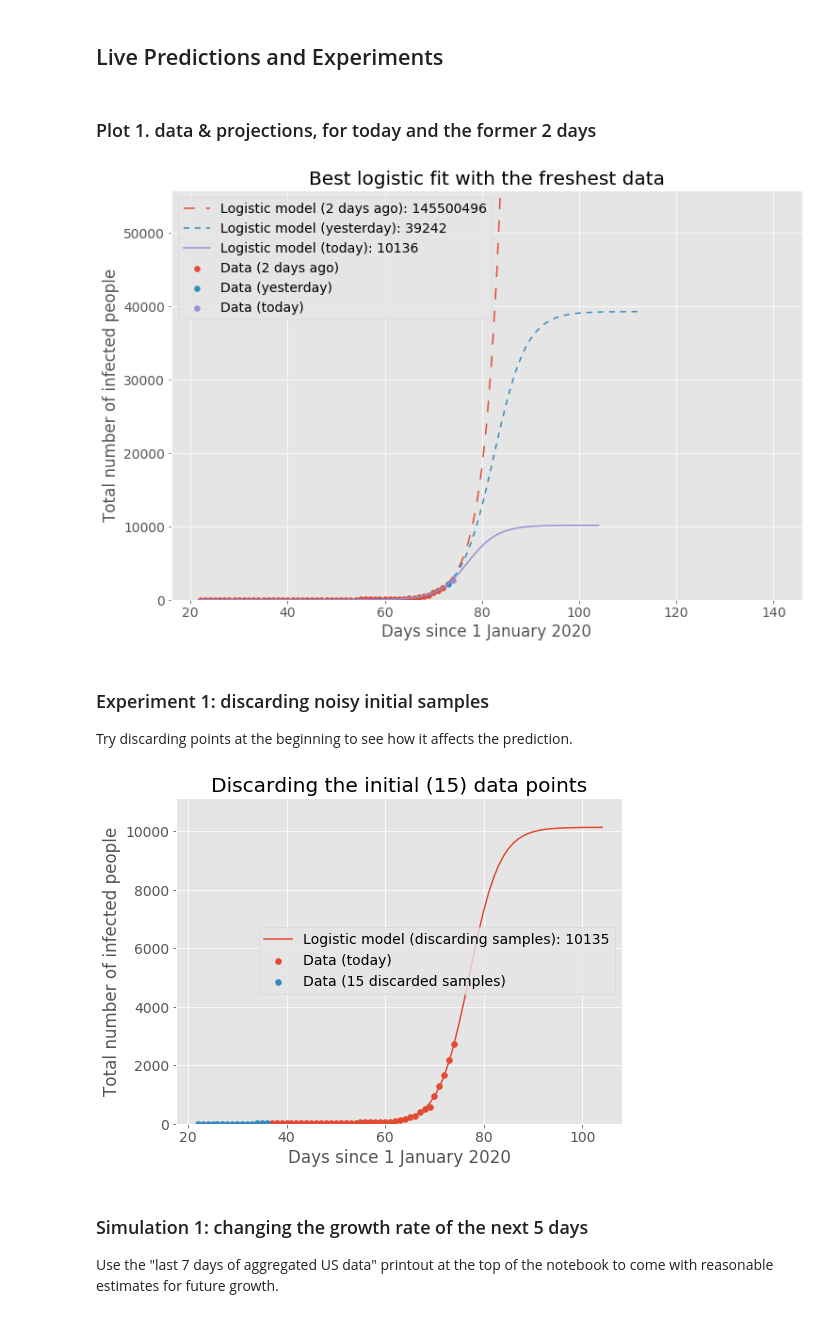
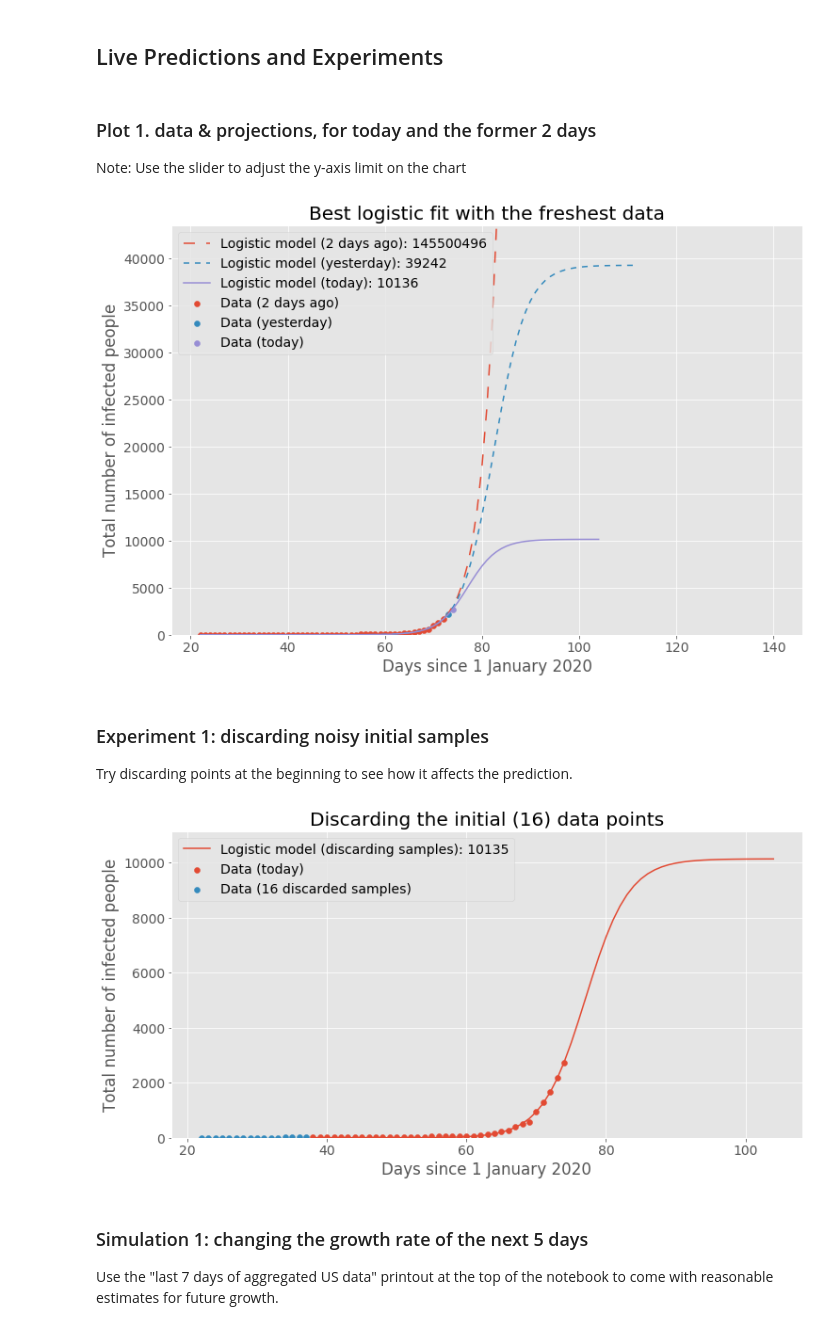
Before and after one commit to s-moran/covid-19-modeling, a Jupyter notebook: Covid19_Infection_Prediction.ipynb, the cells around one changed output. Drawn from its saved outputs; the diff is of its cells as text; code cells hidden in the pictures.

```diff
--- a/Covid19_Infection_Prediction.ipynb
+++ b/Covid19_Infection_Prediction.ipynb
@@ -52,6 +53,11 @@ if len(df.columns) == 1:
 df = df.drop(index=['prov', 'cntry'])
 df.index = pd.to_datetime(df.index)
 
+# Drop data point on March 12 since seems to be erronous
+# https://github.com/CSSEGISandData/COVID-19/issues/804
+if country in ['Spain', 'Germany', 'France', 'Italy', 'United Kingdom']:
+  df = df.drop(index=pd.to_datetime('2020-03-12'))
+
 # U.S. level processing (no longer needed, but commented out in case we need again)
 # See https://github.com/CSSEGISandData/COVID-19/issues/590
 # if country == 'US':
@@ -182,11 +188,11 @@ As of today, the total infection should stabilize at 10136
 ## Live Predictions and Experiments
 # %% [markdown]
 ### Plot 1. data & projections, for today and the former 2 days
+
+Note: Use the slider to adjust the y-axis limit on the chart
 # %%
-#@title { vertical-output: true, display-mode: "form" }
-import matplotlib.pyplot as plt
-plt.rc('font', size=14)
-
+#@title { run: "auto", vertical-output: true, display-mode: "form" }
+ymax_scaler = 3.9 #@param {type:"slider", min:0, max:15, step:0.1}
 
 def add_real_data(df, label, color=None):
     x = df['day'].tolist()
@@ -222,25 +228,25 @@ add_real_data(df[-1:], "today")
 add_logistic_curve(df[:-2], "2 days ago", dashes=[8, 8])
 add_logistic_curve(df[:-1], "yesterday", dashes=[4, 4])
 y_max = add_logistic_curve(df, "today")
-label_and_show_plot(plt, "Best logistic fit with the freshest data", 5 * y_max)
+label_and_show_plot(plt, "Best logistic fit with the freshest data", ymax_scaler * y_max)
 # %% [output]
-[figure, old version]
+[figure, new version]
 # %% [markdown]
 ### Experiment 1: discarding noisy initial samples
 Try discarding points at the beginning to see how it affects the prediction.
 # %%
 #@title Try it yourself { run: "auto", vertical-output: true, form-width: "620px", display-mode: "form" }
-points_to_discard = 15 #@param {type:"slider", min:0, max:40, step:1}
+points_to_discard = 16 #@param {type:"slider", min:0, max:40, step:1}
 
 # Plot: discard initial data points
-plt.figure(figsize=(8, 6))
+plt.figure(figsize=(12, 6))
 pts = points_to_discard
 add_real_data(df[pts:], "today")
 add_real_data(df[:pts], str(pts) + " discarded samples")
 y_max = add_logistic_curve(df[pts:], "discarding samples")
 label_and_show_plot(plt, "Discarding the initial (" + str(pts) + ") data points", y_max)
 # %% [output]
-[figure, old version]
+[figure, new version]
 # %% [markdown]
 ### Simulation 1: changing the growth rate of the next 5 days
 Use the "last 7 days of aggregated US data" printout at the top of the notebook to come with reasonable estimates for future growth.
```
Also changed, not shown: parts of 5 cells of this notebook.
